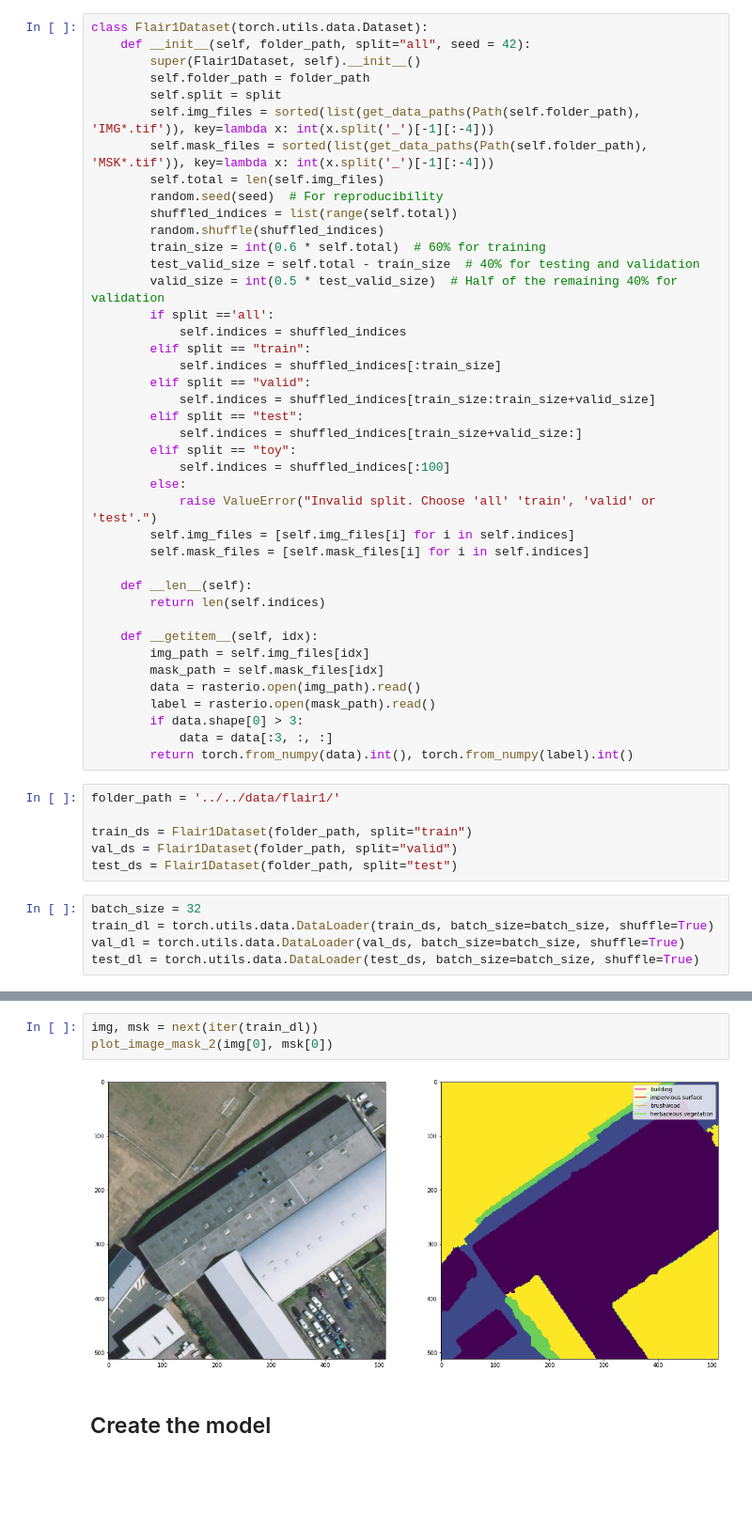
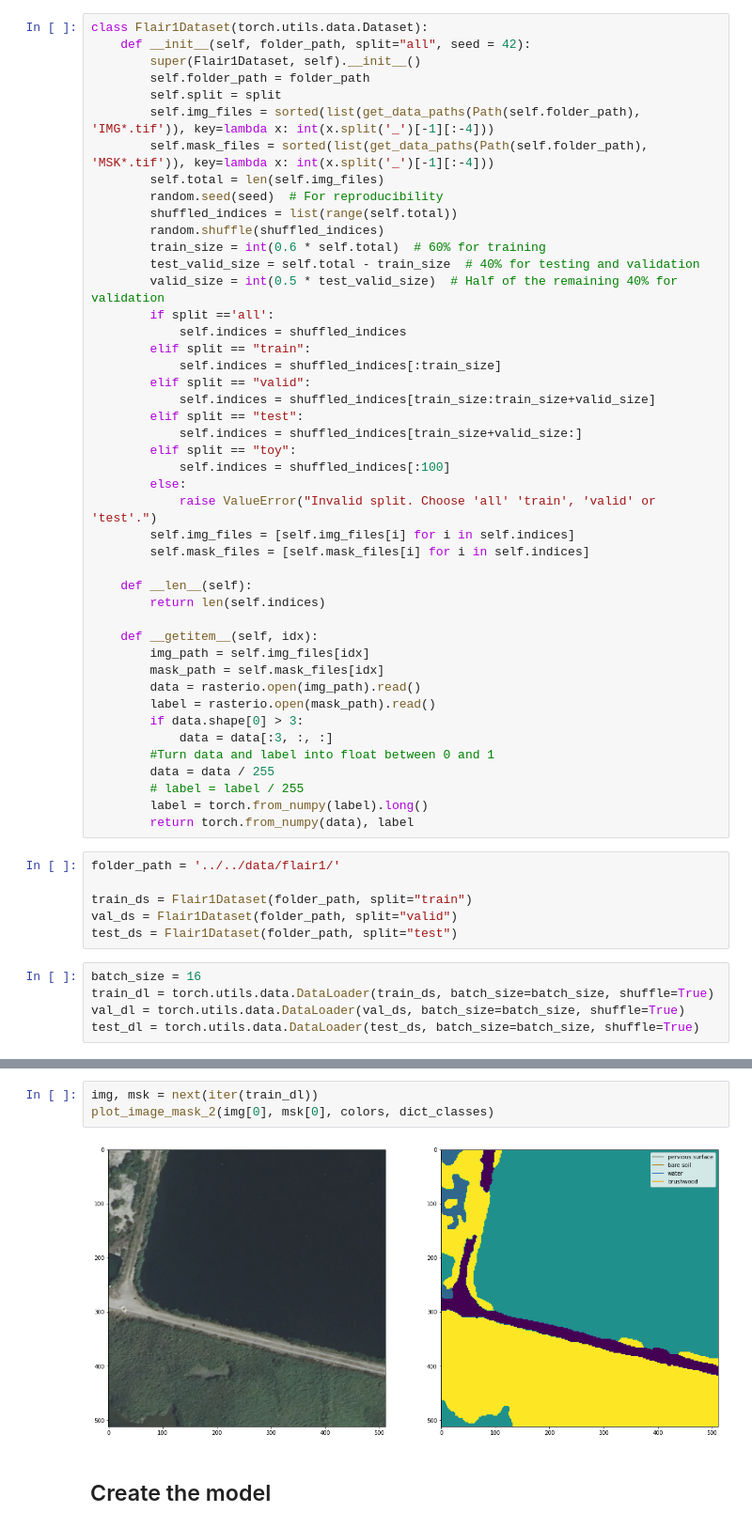
Before and after one commit to BertilleT/land_cover_map_Transformers_SSL, a Jupyter notebook: src/our_code/flair1_UNet.ipynb, the cells around one changed output, grey strips where cells are left out. Shown at 94% size. Drawn from its saved outputs; the diff is of its cells as text; blank space fills up the shorter version.

```diff
--- a/src/our_code/flair1_UNet.ipynb
+++ b/src/our_code/flair1_UNet.ipynb
@@ -110,7 +60,11 @@ class Flair1Dataset(torch.utils.data.Dataset):
         label = rasterio.open(mask_path).read()
         if data.shape[0] > 3:
             data = data[:3, :, :]
-        return torch.from_numpy(data).int(), torch.from_numpy(label).int()
+        #Turn data and label into float between 0 and 1
+        data = data / 255
+        # label = label / 255
+        label = torch.from_numpy(label).long()
+        return torch.from_numpy(data), label
 # %%
 folder_path = '../../data/flair1/'
 
@@ -118,7 +72,7 @@ train_ds = Flair1Dataset(folder_path, split="train")
 val_ds = Flair1Dataset(folder_path, split="valid")
 test_ds = Flair1Dataset(folder_path, split="test")
 # %%
-batch_size = 32
+batch_size = 16
 train_dl = torch.utils.data.DataLoader(train_ds, batch_size=batch_size, shuffle=True)
 val_dl = torch.utils.data.DataLoader(val_ds, batch_size=batch_size, shuffle=True)
 test_dl = torch.utils.data.DataLoader(test_ds, batch_size=batch_size, shuffle=True)
@@ -125,8 +121,8 @@ test_dl = torch.utils.data.DataLoader(test_ds, batch_size=batch_size, shuffle=Tr
 # %%
 img, msk = next(iter(train_dl))
-plot_image_mask_2(img[0], msk[0])
+plot_image_mask_2(img[0], msk[0], colors, dict_classes)
 # %% [output]
-[figure, old version]
+[figure, new version]
 # %% [markdown]
 ## Create the model
 # %%
```
Also changed, not shown: parts of 6 cells of this notebook, 1 other file.
